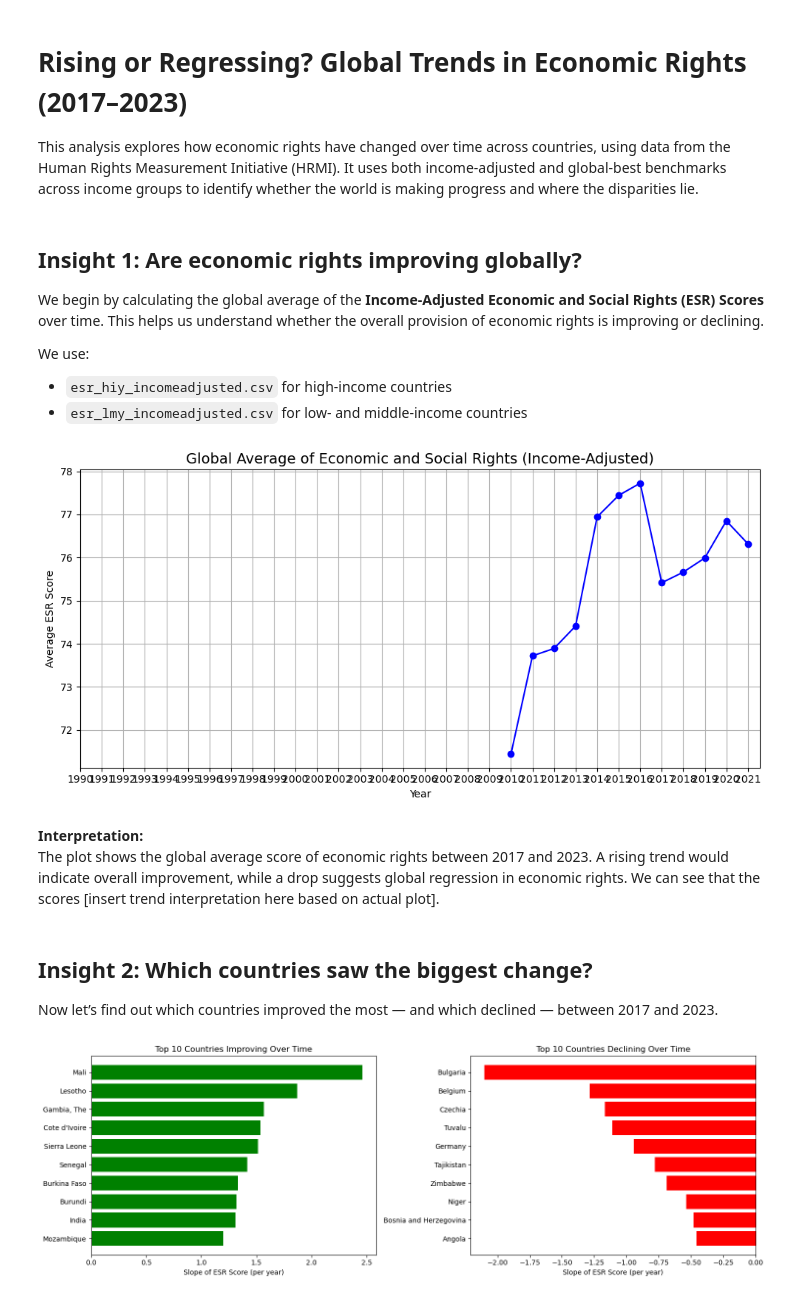
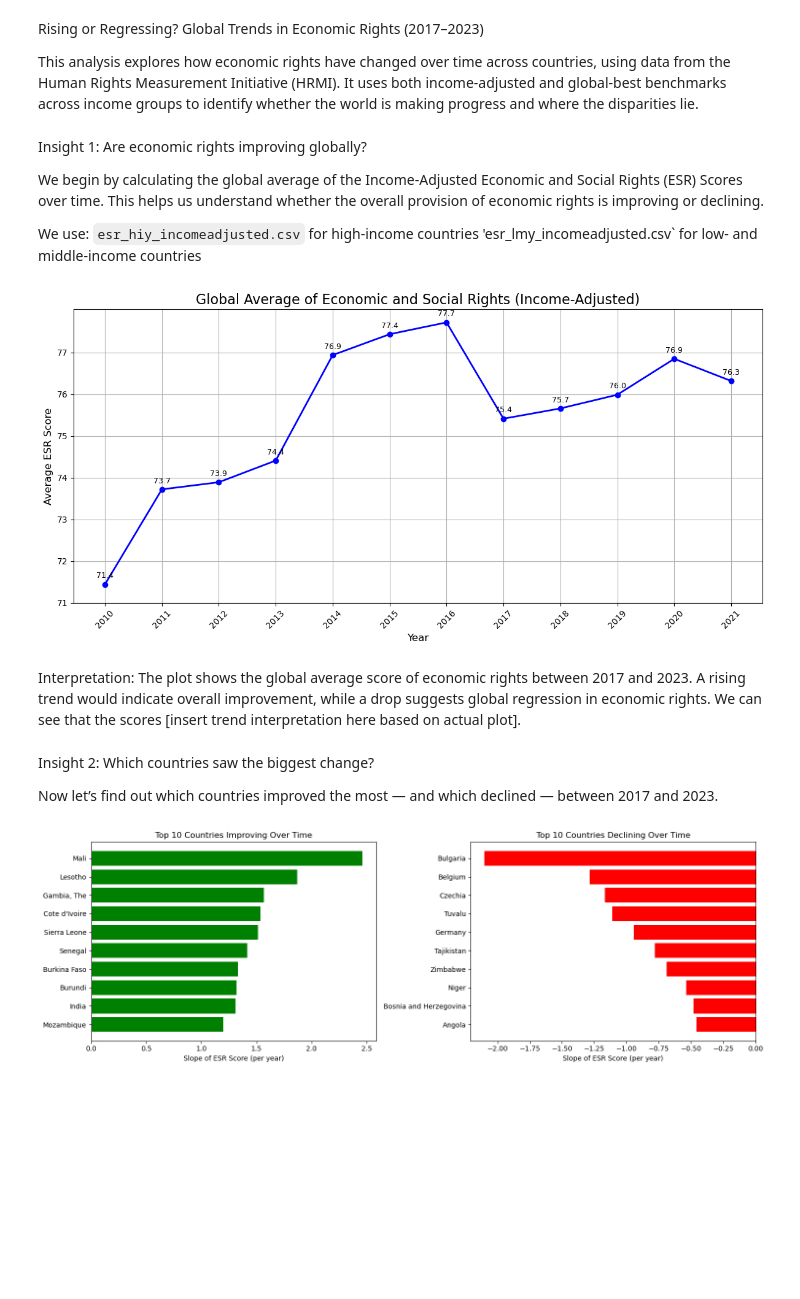
Before and after one commit to hyunsu0178/qtm151-s25, a Jupyter notebook: final_projects/final_project.ipynb, the cells around one changed output. Cells and saved outputs as stored; diff of their text form; code cells hidden in the pictures; blank space fills up the shorter version.

```diff
--- a/final_projects/final_project.ipynb
+++ b/final_projects/final_project.ipynb
@@ -1,5 +1,5 @@
 # %% [markdown]
-# Rising or Regressing? Global Trends in Economic Rights (2017–2023)
+Rising or Regressing? Global Trends in Economic Rights (2017–2023)
 
 This analysis explores how economic rights have changed over time across countries, using data from the Human Rights Measurement Initiative (HRMI). It uses both income-adjusted and global-best benchmarks across income groups to identify whether the world is making progress and where the disparities lie.
 # %%
@@ -7,46 +7,47 @@ This analysis explores how economic rights have changed over time across countri
 import pandas as pd
 import matplotlib.pyplot as plt
 # %% [markdown]
-## Insight 1: Are economic rights improving globally?
+Insight 1: Are economic rights improving globally?
 
-We begin by calculating the global average of the **Income-Adjusted Economic and Social Rights (ESR) Scores** over time. This helps us understand whether the overall provision of economic rights is improving or declining.
+We begin by calculating the global average of the Income-Adjusted Economic and Social Rights (ESR) Scores over time. This helps us understand whether the overall provision of economic rights is improving or declining.
 
 We use:
-- `esr_hiy_incomeadjusted.csv` for high-income countries
-- `esr_lmy_incomeadjusted.csv` for low- and middle-income countries
+`esr_hiy_incomeadjusted.csv` for high-income countries
+'esr_lmy_incomeadjusted.csv` for low- and middle-income countries
 # %%
 # Load datasets
 df_hiy = pd.read_csv("/Users/hyunsupark/Project/qtm151-s25/final_projects/HRMI_Data_Download_2024_release/HRMI_Data_Download_2024.6.20/csv files/esr_hiy_incomeadjusted.csv")
 df_lmy = pd.read_csv("/Users/hyunsupark/Project/qtm151-s25/final_projects/HRMI_Data_Download_2024_release/HRMI_Data_Download_2024.6.20/csv files/esr_lmy_incomeadjusted.csv")
 
 df_hiy_clean = df_hiy[["Country", "Year", "HiY_QofL_All_IAScore"]].rename(columns={"HiY_QofL_All_IAScore": "esr_score"})
 df_lmy_clean = df_lmy[["Country", "Year", "LMY_QofL_All_IAScore"]].rename(columns={"LMY_QofL_All_IAScore": "esr_score"})
 
-# Combine both datasets
-df = pd.concat([df_hiy_clean, df_lmy_clean], ignore_index=True)
-
-# Group by year and compute average
-df_avg = df.groupby("Year")["esr_score"].mean().reset_index()
+df_filtered = df_avg[df_avg["Year"] >= 2010]
 
 # Plot
-import matplotlib.pyplot as plt
+plt.figure(figsize=(12, 6))
+plt.plot(df_filtered["Year"], df_filtered["esr_score"], marker="o", color="blue", linewidth=2)
 
-plt.figure(figsize=(10, 5))
-plt.plot(df_avg["Year"], df_avg["esr_score"], marker="o", color="blue")
-plt.title("Global Average of Economic and Social Rights (Income-Adjusted)", fontsize=14)
-plt.xlabel("Year")
-plt.ylabel("Average ESR Score")
-plt.xticks(df_avg["Year"].unique())
+# Add point labels
+for x, y in zip(df_filtered["Year"], df_filtered["esr_score"]):
+    plt.text(x, y + 0.15, f"{y:.1f}", ha='center', fontsize=9)
+
+# Formatting
+plt.title("Global Average of Economic and Social Rights (Income-Adjusted)", fontsize=16)
+plt.xlabel("Year", fontsize=12)
+plt.ylabel("Average ESR Score", fontsize=12)
+plt.xticks(df_filtered["Year"], rotation=45)
+plt.yticks(range(int(df_filtered["esr_score"].min()), int(df_filtered["esr_score"].max()) + 1))
 plt.grid(True)
 plt.tight_layout()
 plt.show()
 # %% [output]
-[figure, old version]
+[figure, new version]
 # %% [markdown]
-**Interpretation:**
+Interpretation:
 The plot shows the global average score of economic rights between 2017 and 2023. A rising trend would indicate overall improvement, while a drop suggests global regression in economic rights. We can see that the scores [insert trend interpretation here based on actual plot].
 # %% [markdown]
-## Insight 2: Which countries saw the biggest change?
+Insight 2: Which countries saw the biggest change?
 
 Now let’s find out which countries improved the most — and which declined — between 2017 and 2023.
 # %%
```
Also changed, not shown: parts of 4 cells of this notebook.
